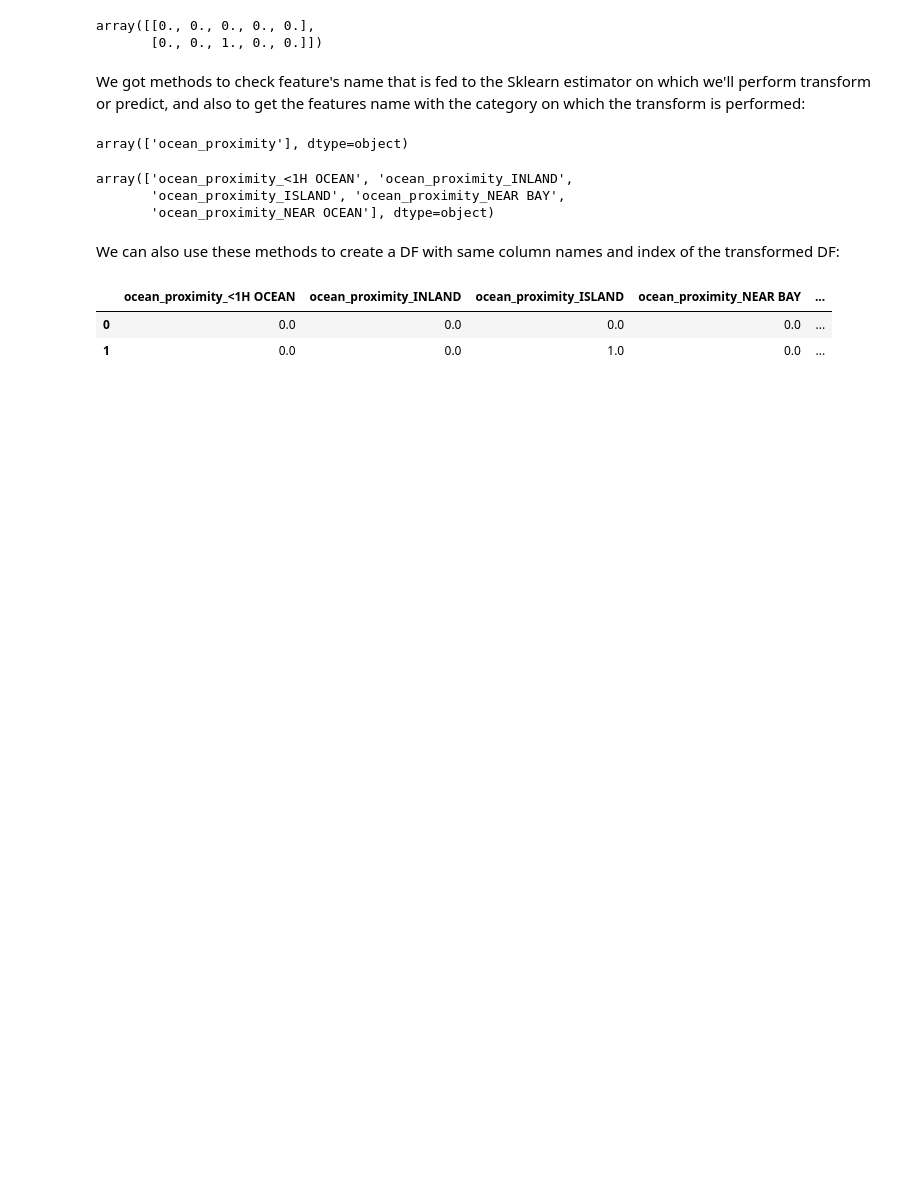
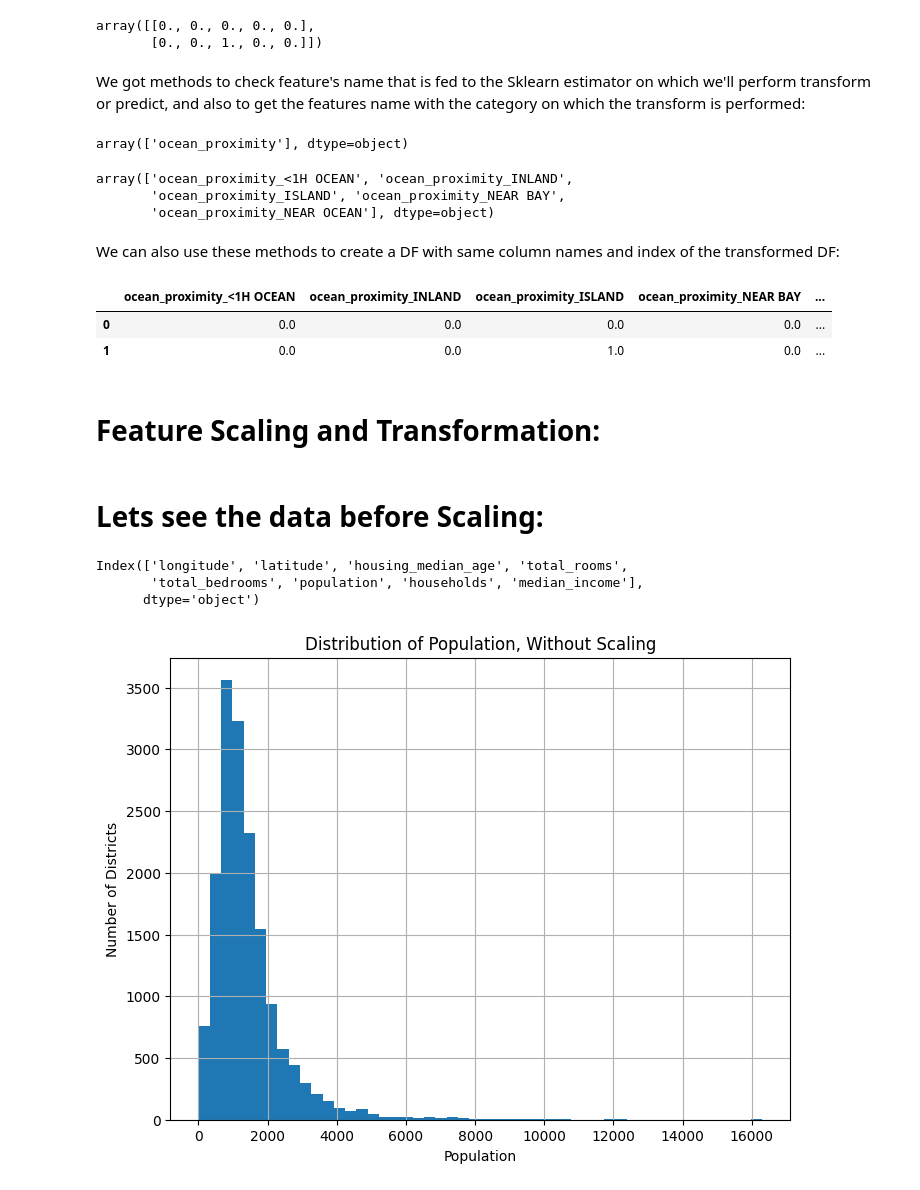
Before and after one commit to itshowrohitworks/housePricePrediction, a Jupyter notebook: notebooks/eda.ipynb, the cells around one changed output. Saved outputs shown, nothing was run; the diff lists cells and outputs as text; code cells hidden in the pictures; blank space fills up the shorter version.

Commit message:
Completed Feature Scaling Techniques and Transformations.

```diff
--- a/notebooks/eda.ipynb
+++ b/notebooks/eda.ipynb
@@ -703,3 +703,21 @@ df_output
 |  | ocean_proximity_<1H OCEAN | ocean_proximity_INLAND | ocean_proximity_ISLAND | ocean_proximity_NEAR BAY | ... |
 | 0 | 0.0 | 0.0 | 0.0 | 0.0 | ... |
 | 1 | 0.0 | 0.0 | 1.0 | 0.0 | ... |
+# %% [markdown]
+# Feature Scaling and Transformation:
+# %% [markdown]
+# Lets see the data before Scaling:
+# %%
+housing_num.columns
+# %% [output]
+Index(['longitude', 'latitude', 'housing_median_age', 'total_rooms',
+       'total_bedrooms', 'population', 'households', 'median_income'],
+      dtype='object')
+# %%
+housing_num['population'].hist(bins=50,figsize=(8,6))
+plt.title("Distribution of Population, Without Scaling")
+plt.xlabel("Population")
+plt.ylabel("Number of Districts")
+plt.show()
+# %% [output]
+[figure, added]
```
Also changed, not shown: parts of 29 cells of this notebook.
